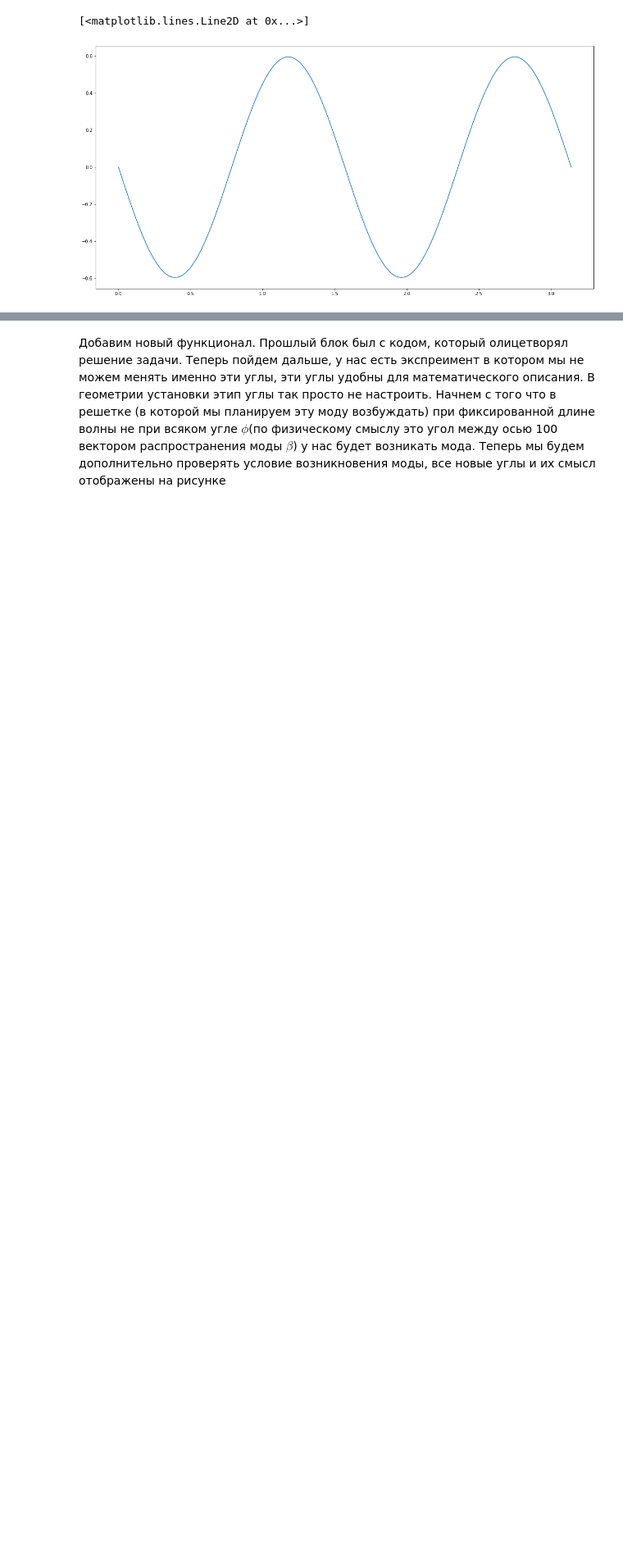
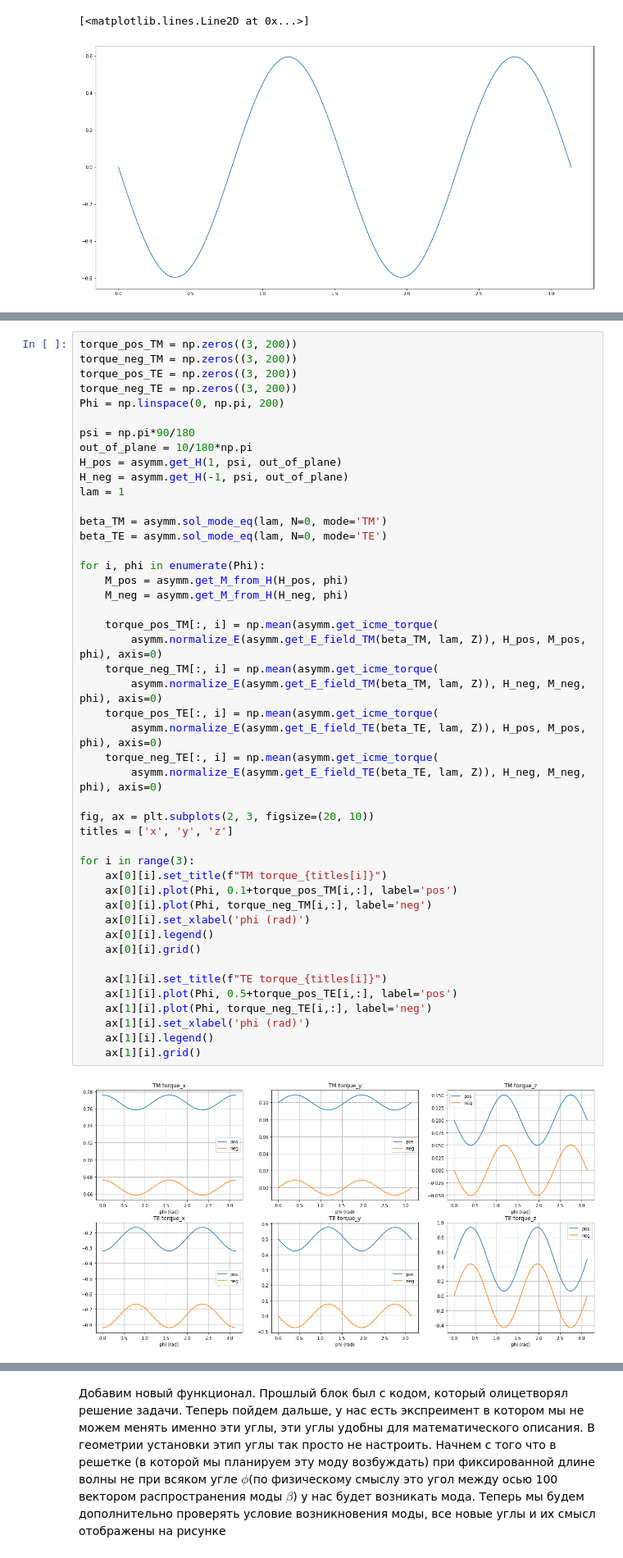
Before and after one commit to Semyonov-as/Python_Modelling, a Jupyter notebook: Waveguide_ICME.ipynb, the cells around one changed output, grey strips where cells are left out. Shown at 82% size. Cells and saved outputs as stored; diff of their text form; blank space fills up the shorter version.

```diff
--- a/Waveguide_ICME.ipynb
+++ b/Waveguide_ICME.ipynb
@@ -263,3 +281,51 @@ Error:
+# %%
+torque_pos_TM = np.zeros((3, 200))
+torque_neg_TM = np.zeros((3, 200))
+torque_pos_TE = np.zeros((3, 200))
+torque_neg_TE = np.zeros((3, 200))
+Phi = np.linspace(0, np.pi, 200)
+
+psi = np.pi*90/180
+out_of_plane = 10/180*np.pi
+H_pos = asymm.get_H(1, psi, out_of_plane)
+H_neg = asymm.get_H(-1, psi, out_of_plane)
+lam = 1
+
+beta_TM = asymm.sol_mode_eq(lam, N=0, mode='TM')
+beta_TE = asymm.sol_mode_eq(lam, N=0, mode='TE')
+
+for i, phi in enumerate(Phi):
+    M_pos = asymm.get_M_from_H(H_pos, phi)
+    M_neg = asymm.get_M_from_H(H_neg, phi)
+
+    torque_pos_TM[:, i] = np.mean(asymm.get_icme_torque(
+        asymm.normalize_E(asymm.get_E_field_TM(beta_TM, lam, Z)), H_pos, M_pos, phi), axis=0)
+    torque_neg_TM[:, i] = np.mean(asymm.get_icme_torque(
+        asymm.normalize_E(asymm.get_E_field_TM(beta_TM, lam, Z)), H_neg, M_neg, phi), axis=0)
+    torque_pos_TE[:, i] = np.mean(asymm.get_icme_torque(
+        asymm.normalize_E(asymm.get_E_field_TE(beta_TE, lam, Z)), H_pos, M_pos, phi), axis=0)
+    torque_neg_TE[:, i] = np.mean(asymm.get_icme_torque(
+        asymm.normalize_E(asymm.get_E_field_TE(beta_TE, lam, Z)), H_neg, M_neg, phi), axis=0)
+
+fig, ax = plt.subplots(2, 3, figsize=(20, 10))
+titles = ['x', 'y', 'z']
+
+for i in range(3):
+    ax[0][i].set_title(f"TM torque_{titles[i]}")
+    ax[0][i].plot(Phi, 0.1+torque_pos_TM[i,:], label='pos')
+    ax[0][i].plot(Phi, torque_neg_TM[i,:], label='neg')
+    ax[0][i].set_xlabel('phi (rad)')
+    ax[0][i].legend()
+    ax[0][i].grid()
+
+    ax[1][i].set_title(f"TE torque_{titles[i]}")
+    ax[1][i].plot(Phi, 0.5+torque_pos_TE[i,:], label='pos')
+    ax[1][i].plot(Phi, torque_neg_TE[i,:], label='neg')
+    ax[1][i].set_xlabel('phi (rad)')
+    ax[1][i].legend()
+    ax[1][i].grid()
+# %% [output]
+[figure, added]
 # %%
 width = 0.6
 n1 = 1.5
```
Also changed, not shown: parts of 12 cells of this notebook, 2 other files.
